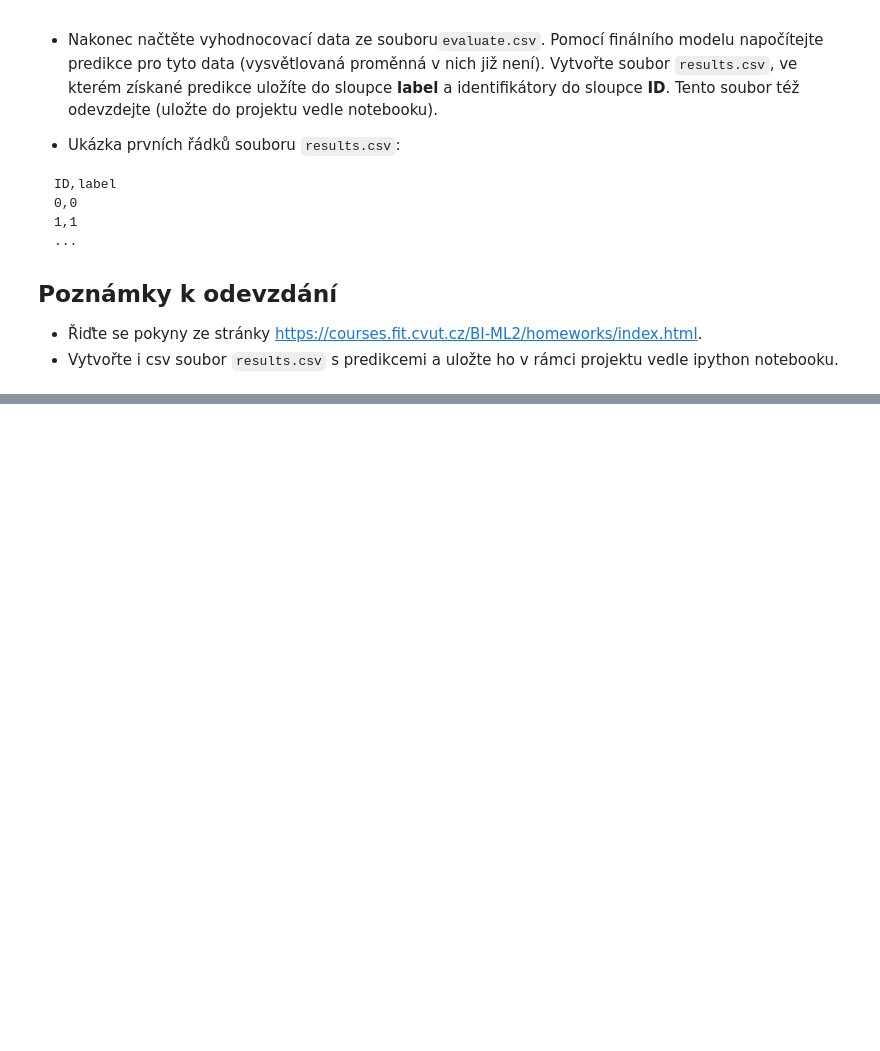
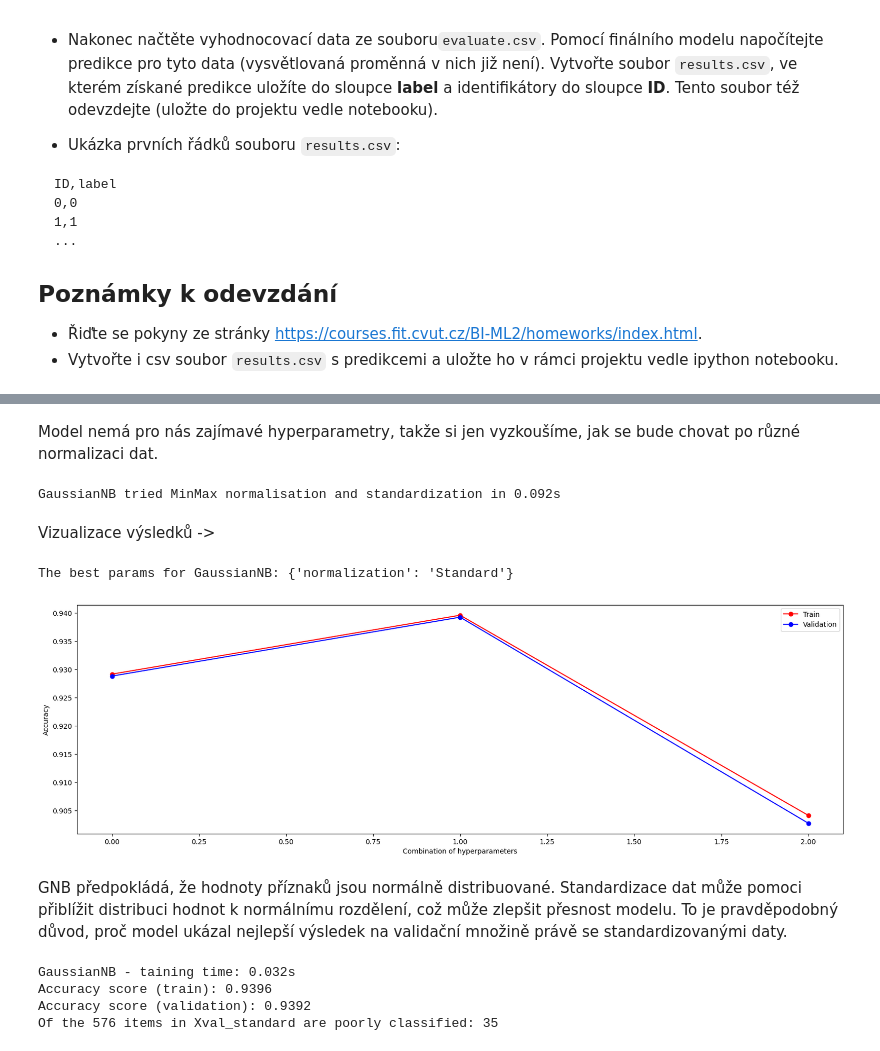
Before and after one commit to daKostych/BI-ML2-2024, a Jupyter notebook: 01/homework_01_B232.ipynb, the cells around one changed output, grey strips where cells are left out. Saved outputs shown, nothing was run; the diff lists cells and outputs as text; code cells hidden in the pictures; blank space fills up the shorter version.

```diff
--- a/01/homework_01_B232.ipynb
+++ b/01/homework_01_B232.ipynb
@@ -55,0 +270,60 @@ ID,label
+# %% [markdown]
+Model nemá pro nás zajímavé hyperparametry, takže si jen vyzkoušíme, jak se bude chovat po různé normalizaci dat.
+# %%
+param_grid = {
+    'normalization' : ['MinMax', 'Standard', 'No']
+}
+param_comb = ParameterGrid(param_grid)
+# %%
+val_acc = []
+train_acc = []
+
+st = time.time()
+
+for param in param_comb:
+    GaussianNB_clf = GaussianNB()
+    if param['normalization'] == 'MinMax':
+        GaussianNB_clf.fit(Xtrain_minMax, ytrain)
+        train_acc.append(GaussianNB_clf.score(Xtrain_minMax, ytrain))
+        val_acc.append(GaussianNB_clf.score(Xval_minMax, yval))
+    elif param['normalization'] == 'Standard':
+        GaussianNB_clf.fit(Xtrain_standard, ytrain)
+        train_acc.append(GaussianNB_clf.score(Xtrain_standard, ytrain))
+        val_acc.append(GaussianNB_clf.score(Xval_standard, yval))
+    else:
+        GaussianNB_clf.fit(Xtrain, ytrain)
+        train_acc.append(GaussianNB_clf.score(Xtrain, ytrain))
+        val_acc.append(GaussianNB_clf.score(Xval, yval))
+
+et = time.time()
+# %%
+print(f"GaussianNB tried MinMax normalisation and standardization in{et - st : .03f}s")
+# %% [output]
+GaussianNB tried MinMax normalisation and standardization in 0.092s
+# %% [markdown]
+Vizualizace výsledků ->
+# %%
+draw_acc(train_acc, val_acc)
+best_params = param_comb[np.argmax(val_acc)]
+print('The best params for GaussianNB:', best_params)
+# %% [output]
+The best params for GaussianNB: {'normalization': 'Standard'}
+[figure, added]
+# %% [markdown]
+GNB předpokládá, že hodnoty příznaků jsou normálně distribuované. Standardizace dat může pomoci přiblížit distribuci hodnot k normálnímu rozdělení, což může zlepšit přesnost modelu. To je pravděpodobný důvod, proč model ukázal nejlepší výsledek na validační množině právě se standardizovanými daty.
+# %%
+st = time.time()
+GaussianNB_clf = GaussianNB().fit(Xtrain_standard, ytrain)
+et = time.time()
+print(f"GaussianNB - taining time:{et - st : .03f}s")
+
+nb_acc = round(GaussianNB_clf.score(Xval_standard, yval), 4)
+print(f"Accuracy score (train): {round(GaussianNB_clf.score(Xtrain_standard, ytrain), 4)}")
+print(f"Accuracy score (validation): {nb_acc}")
+ypred = GaussianNB_clf.predict(Xval_standard)
+print(f"Of the {Xval_standard.shape[0]} items in Xval_standard are poorly classified: {(yval != ypred).sum()}")
+# %% [output]
+GaussianNB - taining time: 0.032s
+Accuracy score (train): 0.9396
+Accuracy score (validation): 0.9392
+Of the 576 items in Xval_standard are poorly classified: 35
```
Also changed, not shown: parts of 117 cells of this notebook, 1 other file.
